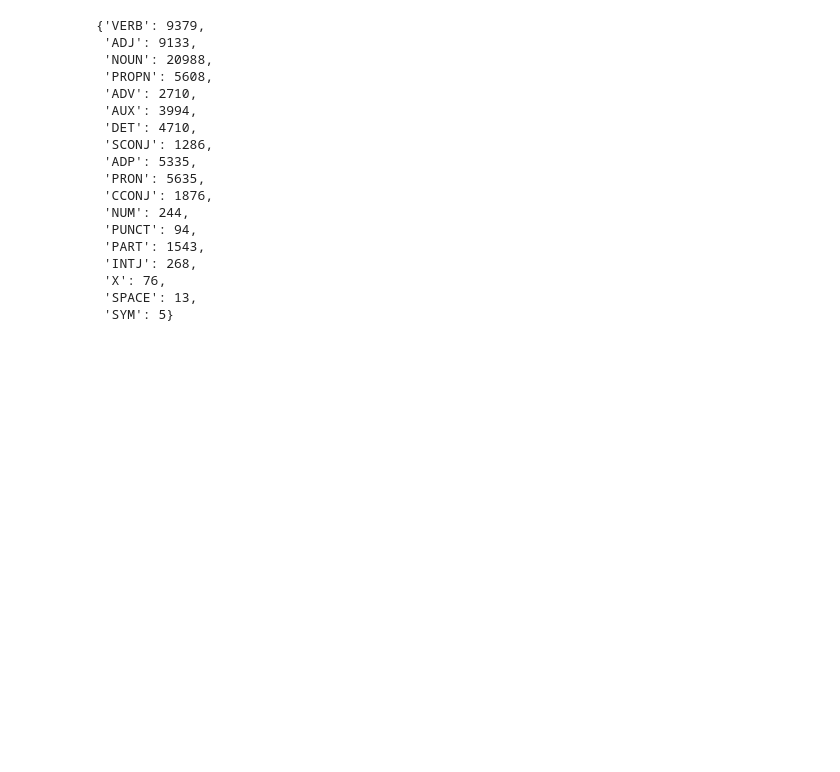
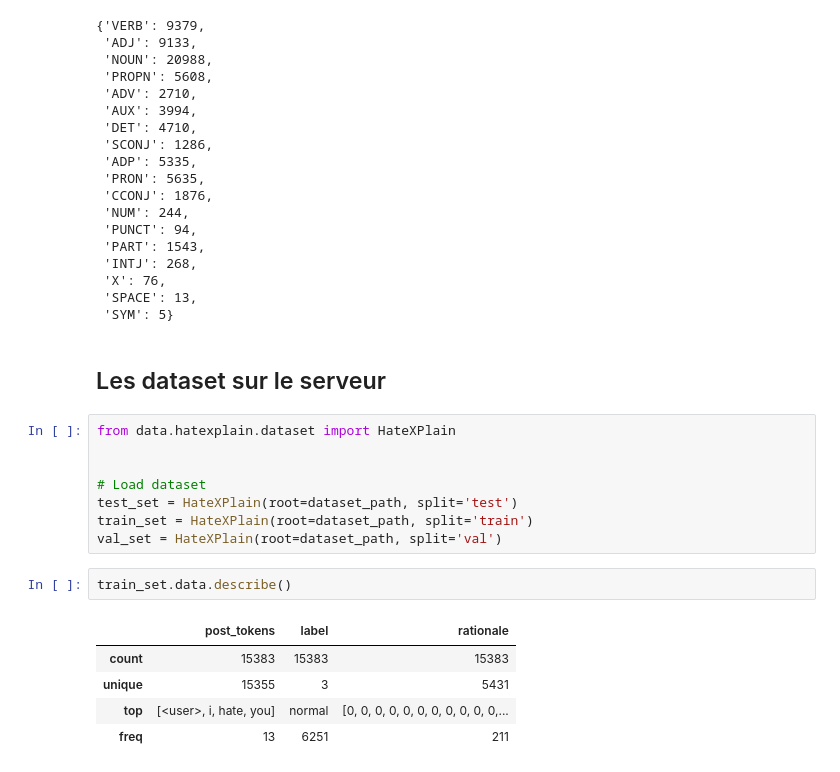
Before and after one commit to Kihansi95/ExplanationPairSentencesTasks, a Jupyter notebook: notebooks/2022-07-27 HateXplain.ipynb, the cells around one changed output. Saved outputs shown, nothing was run; the diff lists cells and outputs as text; blank space fills up the shorter version.

```diff
--- a/notebooks/2022-07-27 HateXplain.ipynb
+++ b/notebooks/2022-07-27 HateXplain.ipynb
@@ -478,3 +496,21 @@ cnt_pos
  'X': 76,
  'SPACE': 13,
  'SYM': 5}
+# %% [markdown]
+## Les dataset sur le serveur
+# %%
+from data.hatexplain.dataset import HateXPlain
+
+
+# Load dataset
+test_set = HateXPlain(root=dataset_path, split='test')
+train_set = HateXPlain(root=dataset_path, split='train')
+val_set = HateXPlain(root=dataset_path, split='val')
+# %%
+train_set.data.describe()
+# %% [output]
+|  | post_tokens | label | rationale |
+| count | 15383 | 15383 | 15383 |
+| unique | 15355 | 3 | 5431 |
+| top | [<user>, i, hate, you] | normal | [0, 0, 0, 0, 0, 0, 0, 0, 0, 0, 0,... |
+| freq | 13 | 6251 | 211 |
```
Also changed, not shown: parts of 8 cells of this notebook, 14 other files.
